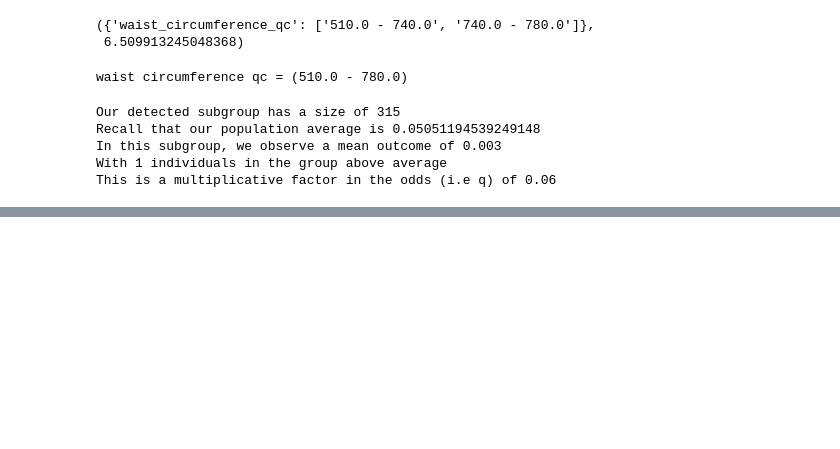
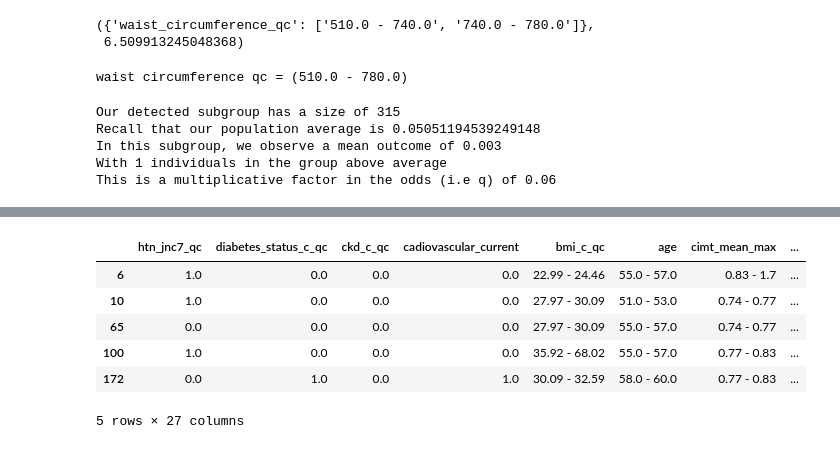
Before and after one commit to kayvinsoo7/HAALSI_work, a Jupyter notebook: mdscan-master/Autostrat.ipynb, the cells around one changed output, grey strips where cells are left out. Cells and saved outputs as stored; diff of their text form; code cells hidden in the pictures; blank space fills up the shorter version.

```diff
--- a/mdscan-master/Autostrat.ipynb
+++ b/mdscan-master/Autostrat.ipynb
@@ -619,0 +652,10 @@ This is a multiplicative factor in the odds (i.e q) of 0.06
+# %%
+temp_df.head()
+# %% [output]
+|  | htn_jnc7_qc | diabetes_status_c_qc | ckd_c_qc | cadiovascular_current | bmi_c_qc | age | cimt_mean_max | ... |
+| 6 | 1.0 | 0.0 | 0.0 | 0.0 | 22.99 - 24.46 | 55.0 - 57.0 | 0.83 - 1.7 | ... |
+| 10 | 1.0 | 0.0 | 0.0 | 0.0 | 27.97 - 30.09 | 51.0 - 53.0 | 0.74 - 0.77 | ... |
+| 65 | 0.0 | 0.0 | 0.0 | 0.0 | 27.97 - 30.09 | 55.0 - 57.0 | 0.74 - 0.77 | ... |
+| 100 | 1.0 | 0.0 | 0.0 | 0.0 | 35.92 - 68.02 | 55.0 - 57.0 | 0.77 - 0.83 | ... |
+| 172 | 0.0 | 1.0 | 0.0 | 1.0 | 30.09 - 32.59 | 58.0 - 60.0 | 0.77 - 0.83 | ... |
+5 rows × 27 columns
```
Also changed, not shown: parts of 13 cells of this notebook.
